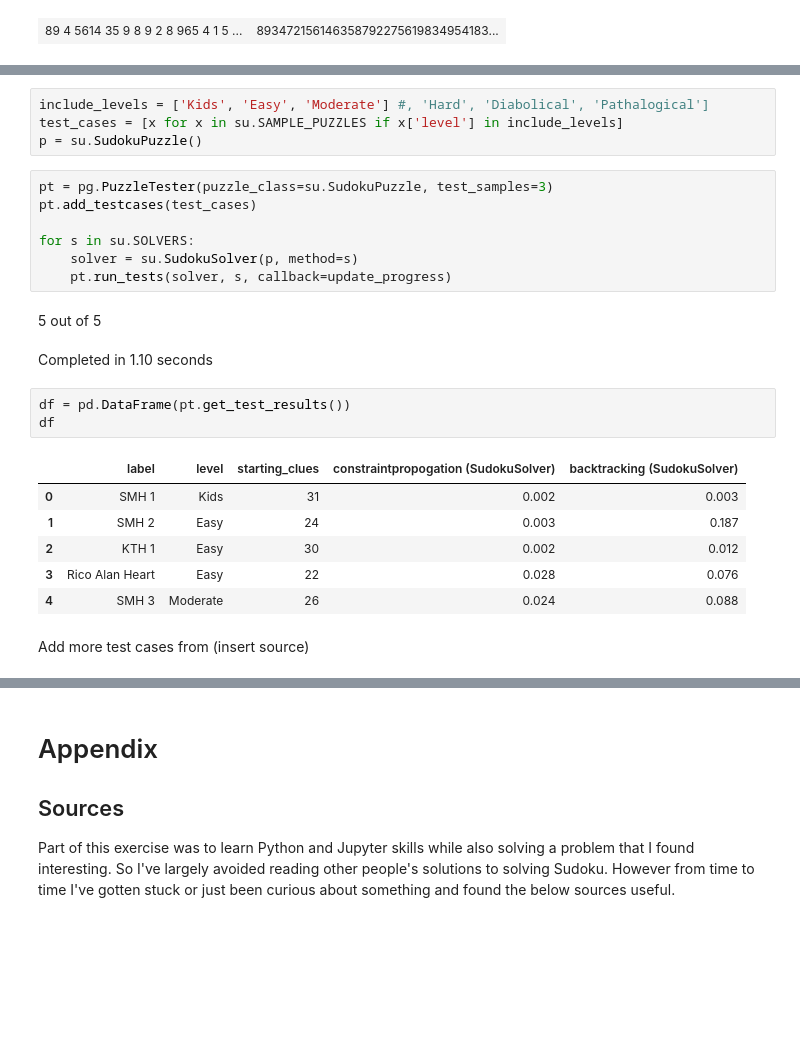
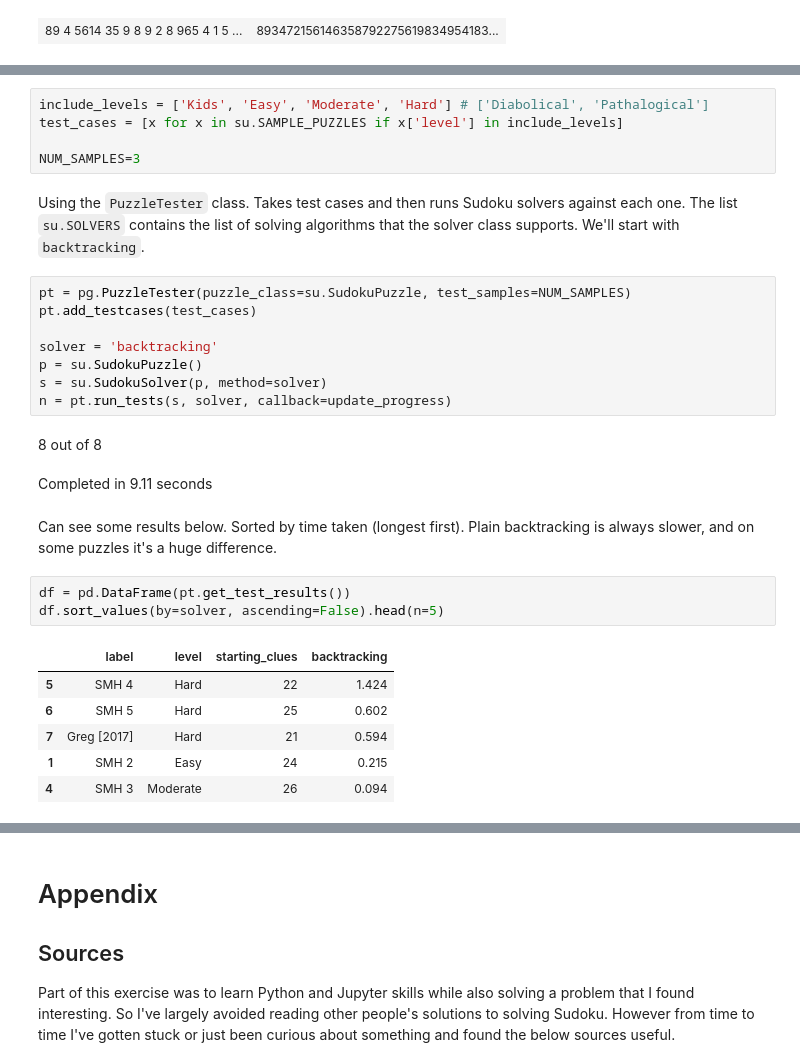
Before and after one commit to hissohathair/puzzle-solvers, a Jupyter notebook: Sudoku Solver.ipynb, the cells around one changed output, grey strips where cells are left out. Cells and saved outputs as stored; diff of their text form; blank space fills up the shorter version.

```diff
--- a/Sudoku Solver.ipynb
+++ b/Sudoku Solver.ipynb
@@ -59,26 +81,30 @@ print_2_puzzles(solver.original, p)
 # %%
-include_levels = ['Kids', 'Easy', 'Moderate'] #, 'Hard', 'Diabolical', 'Pathalogical']
+include_levels = ['Kids', 'Easy', 'Moderate', 'Hard'] # ['Diabolical', 'Pathalogical']
 test_cases = [x for x in su.SAMPLE_PUZZLES if x['level'] in include_levels]
-p = su.SudokuPuzzle()
+
+NUM_SAMPLES=3
+# %% [markdown]
+Using the `PuzzleTester` class. Takes test cases and then runs Sudoku solvers against each one. The list `su.SOLVERS` contains the list of solving algorithms that the solver class supports. We'll start with `backtracking`.
 # %%
-pt = pg.PuzzleTester(puzzle_class=su.SudokuPuzzle, test_samples=3)
+pt = pg.PuzzleTester(puzzle_class=su.SudokuPuzzle, test_samples=NUM_SAMPLES)
 pt.add_testcases(test_cases)
 
-for s in su.SOLVERS:
-    solver = su.SudokuSolver(p, method=s)
-    pt.run_tests(solver, s, callback=update_progress)
+solver = 'backtracking'
+p = su.SudokuPuzzle()
+s = su.SudokuSolver(p, method=solver)
+n = pt.run_tests(s, solver, callback=update_progress)
 # %% [output]
-5 out of 5
+8 out of 8
-Completed in 1.10 seconds
+Completed in 9.11 seconds
+# %% [markdown]
+Can see some results below. Sorted by time taken (longest first). Plain backtracking is always slower, and on some puzzles it's a huge difference.
 # %%
 df = pd.DataFrame(pt.get_test_results())
-df
+df.sort_values(by=solver, ascending=False).head(n=5)
 # %% [output]
-|  | label | level | starting_clues | constraintpropogation (SudokuSolver) | backtracking (SudokuSolver) |
-| 0 | SMH 1 | Kids | 31 | 0.002 | 0.003 |
-| 1 | SMH 2 | Easy | 24 | 0.003 | 0.187 |
-| 2 | KTH 1 | Easy | 30 | 0.002 | 0.012 |
-| 3 | Rico Alan Heart | Easy | 22 | 0.028 | 0.076 |
-| 4 | SMH 3 | Moderate | 26 | 0.024 | 0.088 |
+|  | label | level | starting_clues | backtracking |
+| 5 | SMH 4 | Hard | 22 | 1.424 |
+| 6 | SMH 5 | Hard | 25 | 0.602 |
+| 7 | Greg [2017] | Hard | 21 | 0.594 |
+| 1 | SMH 2 | Easy | 24 | 0.215 |
+| 4 | SMH 3 | Moderate | 26 | 0.094 |
-# %% [markdown]
-Add more test cases from (insert source)
```
Also changed, not shown: parts of 34 cells of this notebook, 2 other files.
